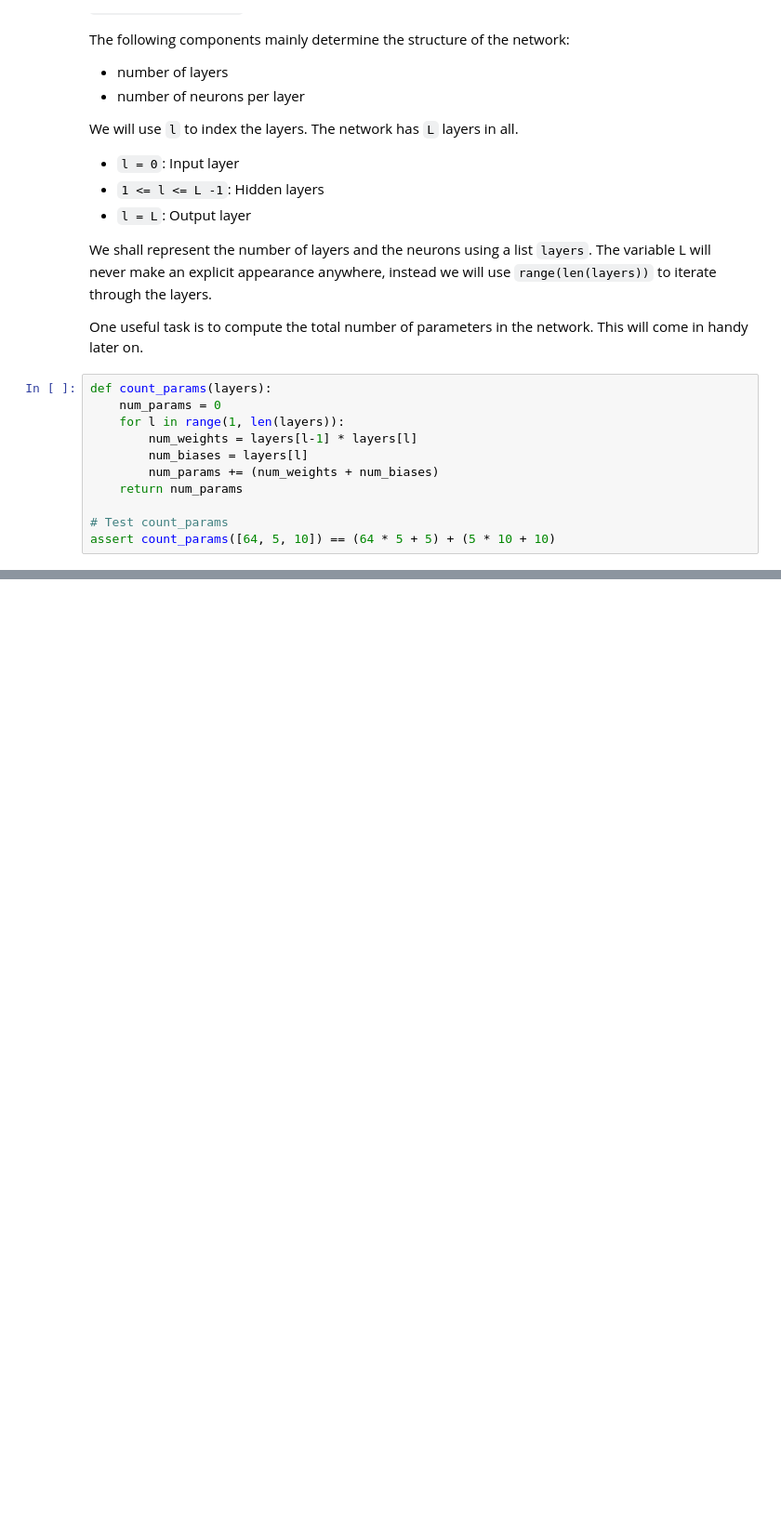
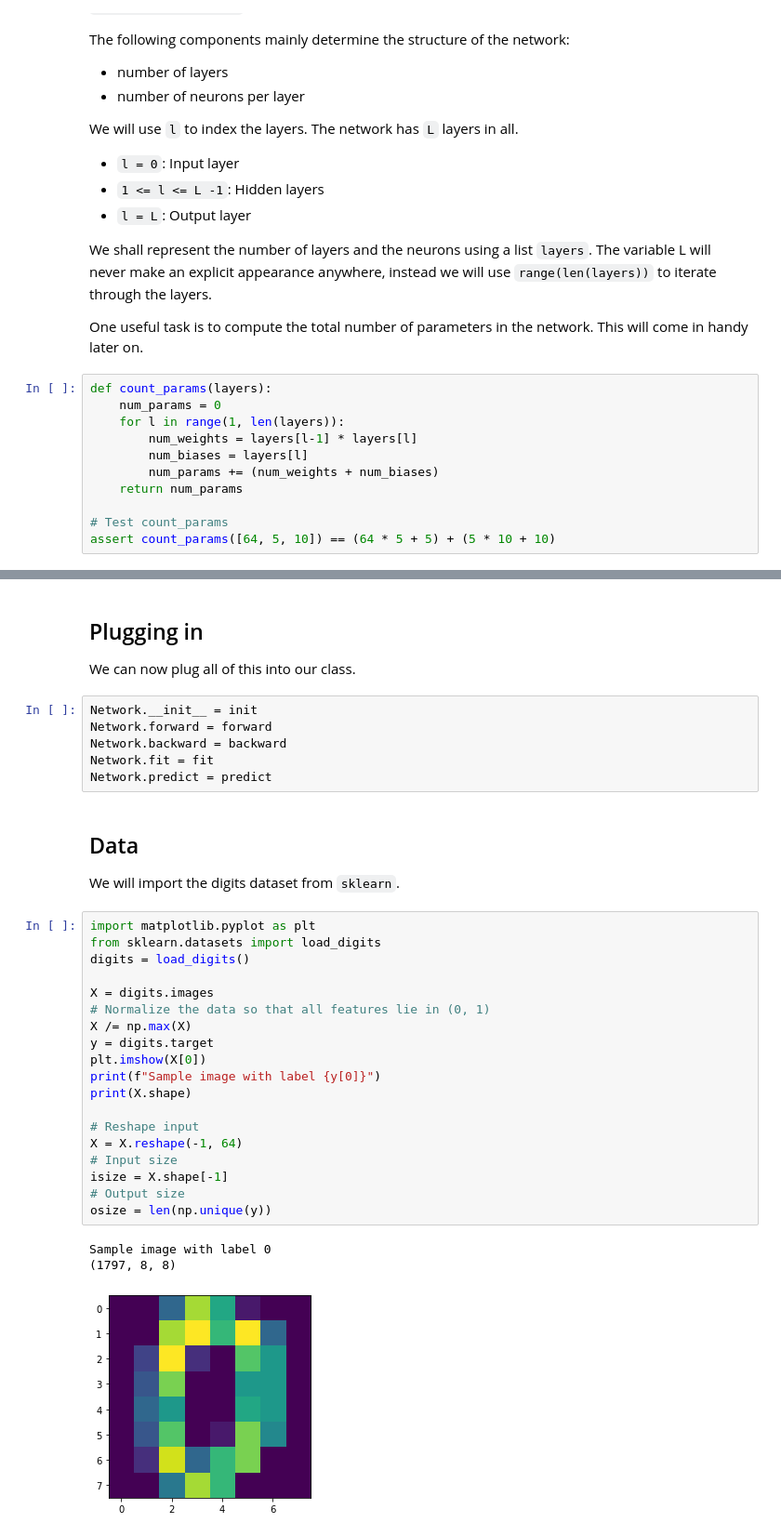
Before and after one commit to ganeshbmc/MLT, a Jupyter notebook: colabs_mlt/wk12_ann_mlt.ipynb, the cells around one changed output, grey strips where cells are left out. Shown: that part at 93% size. Cells and saved outputs as stored; diff of their text form; blank space fills up the shorter version.

```diff
--- a/colabs_mlt/wk12_ann_mlt.ipynb
+++ b/colabs_mlt/wk12_ann_mlt.ipynb
@@ -167,0 +314,37 @@ assert count_params([64, 5, 10]) == (64 * 5 + 5) + (5 * 10 + 10)
+# %% [markdown]
+## Plugging in
+
+We can now plug all of this into our class.
+# %%
+Network.__init__ = init
+Network.forward = forward
+Network.backward = backward
+Network.fit = fit
+Network.predict = predict
+# %% [markdown]
+## Data
+
+We will import the digits dataset from `sklearn`.
+# %%
+import matplotlib.pyplot as plt
+from sklearn.datasets import load_digits
+digits = load_digits()
+
+X = digits.images
+# Normalize the data so that all features lie in (0, 1)
+X /= np.max(X)
+y = digits.target
+plt.imshow(X[0])
+print(f"Sample image with label {y[0]}")
+print(X.shape)
+
+# Reshape input
+X = X.reshape(-1, 64)
+# Input size
+isize = X.shape[-1]
+# Output size
+osize = len(np.unique(y))
+# %% [output]
+Sample image with label 0
+(1797, 8, 8)
+[figure, added]
```
Also changed, not shown: parts of 22 cells of this notebook.
